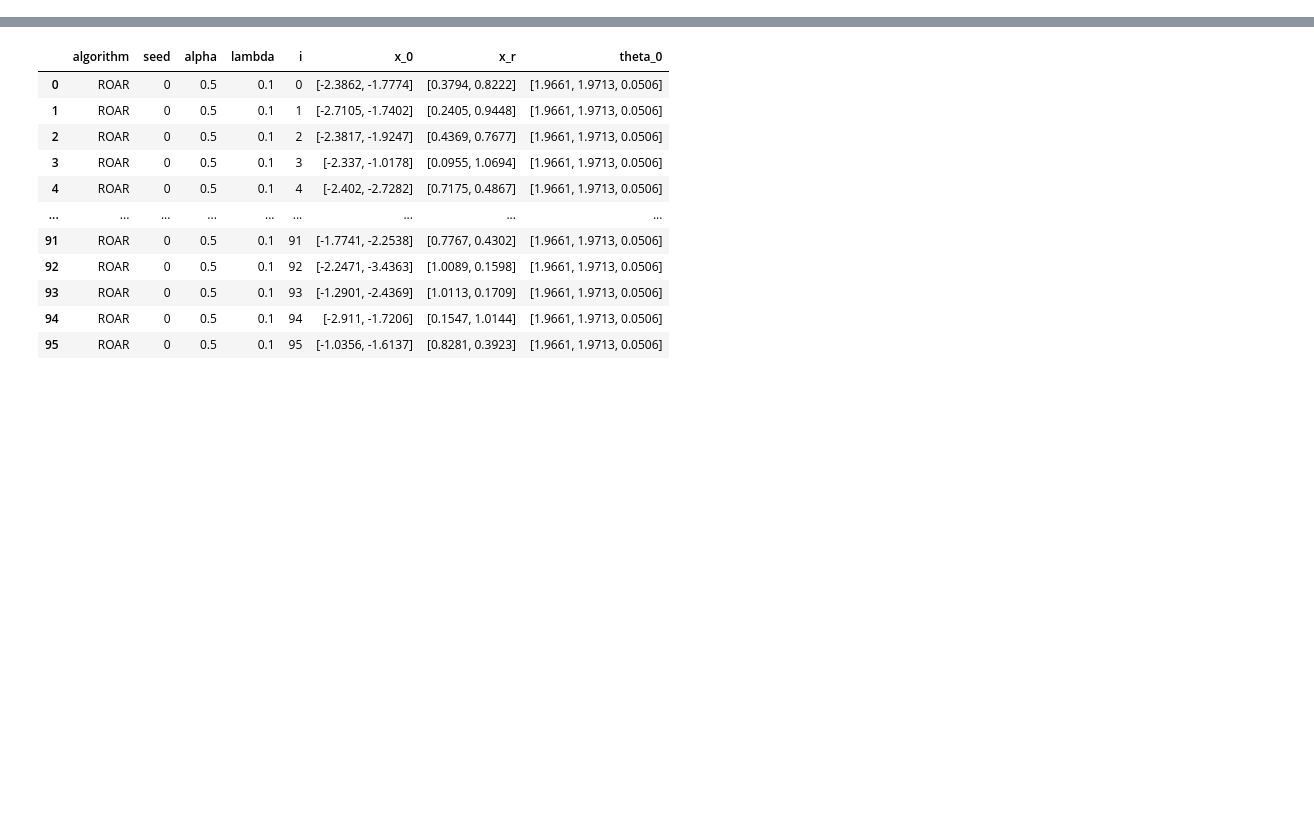
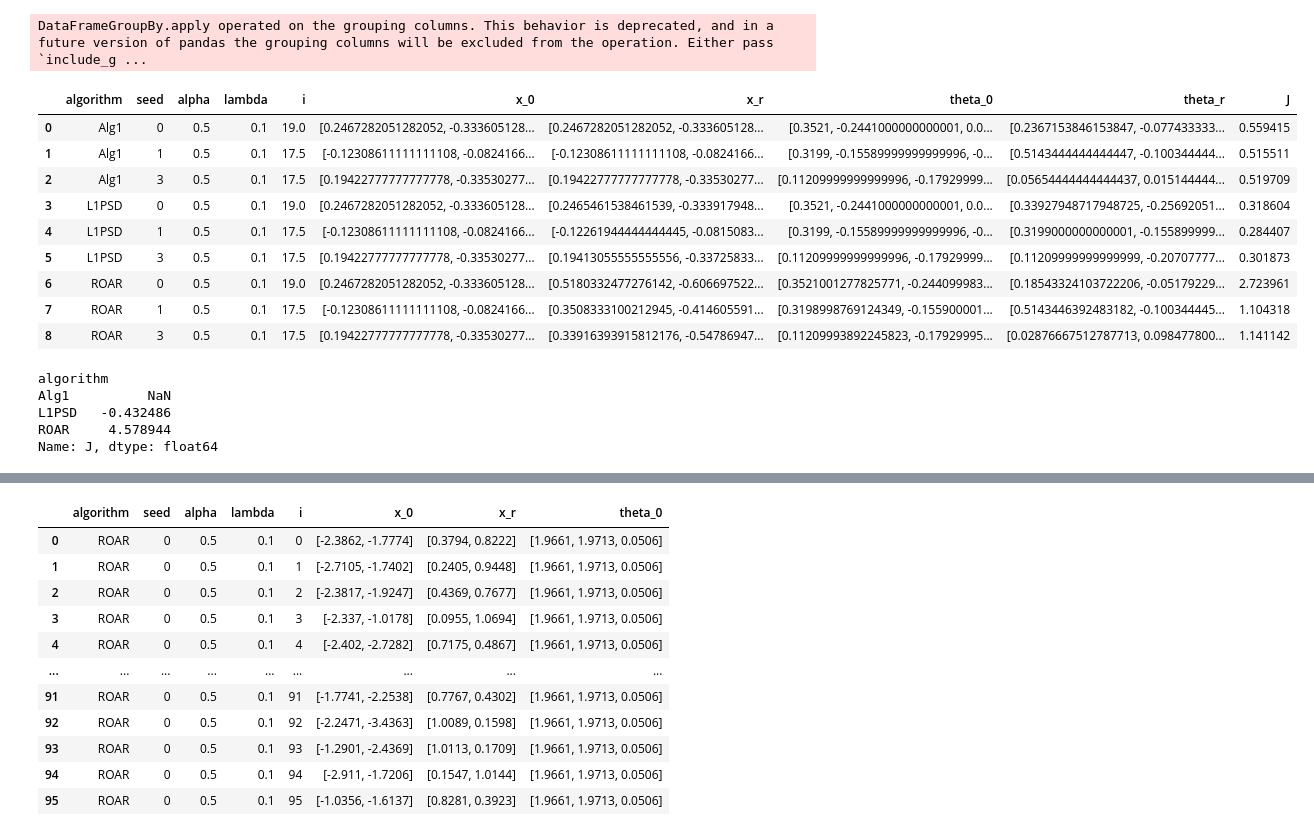
Before and after one commit to kshitij-kayastha/learning-augmented-robust-recourse, a Jupyter notebook: experiments/j_comparision.ipynb, the cells around one changed output, grey strips where cells are left out. Cells and saved outputs as stored; diff of their text form; code cells hidden in the pictures; blank space fills up the shorter version.

```diff
--- a/experiments/j_comparision.ipynb
+++ b/experiments/j_comparision.ipynb
@@ -21,10 +22,60 @@ def calThetaAdv_linf(xP: np.ndarray, weights: np.ndarray, bias, alpha):
 
     return np.concat((weights_adv, [bias_adv]))
 
-def getStats(self, xP: np.ndarray, x0: np.ndarray, theta: np.ndarray, lamb):
+def calTheta(xP: np.array, theta0: np.array, alpha: float, methods: str):
+    if methods == "ROAR":
+        return calThetaAdv_linf(xP, theta0[:-1], theta0[-1], alpha)
+    if methods == "Alg1":
+        return calThetaAdv_linf(xP, theta0[:-1], theta0[-1], alpha)
+    if methods == "L1PSD":
+        return calThetaAdv_l1(xP, theta0, alpha)
+
+def getStats(xP: np.ndarray, x0: np.ndarray, theta: np.ndarray, lamb):
     if xP.size != theta.size:
         x0 = np.hstack((x0, 1))
         xP = np.hstack((xP, 1))
 
-    return np.log(1 + np.exp(-(x @ theta))) + \
-        (lamb * (np.linalg.norm(x0 - x, ord=1)))
+    return np.log(1 + np.exp(-(xP @ theta))) + \
+        (lamb * (np.linalg.norm(x0 - xP, ord=1)))
+# %%
+def readPickle(final_path: str):
+    df = pd.read_pickle(final_path)
+    df["theta_r"] = df.apply(lambda row : calTheta(row['x_r'], row['theta_0'], row['alpha'], row['algorithm']), axis=1)
+    df['J'] = df.apply(lambda row: getStats(row['x_r'], row['x_0'], row['theta_r'], row['lambda']), axis=1)
+
+    return df
+
+def readPickleAll(dir_path: str, dataset_name: str):
+    all_files = []
+
+    for file in os.listdir(dir_path):
+        if dataset_name in file.split(sep='_'):
+            all_files.append(os.path.join(dir_path, file))
+    df = pd.concat([pd.read_pickle(f_n) for f_n in all_files])
+
+    df["theta_r"] = df.apply(lambda row : calTheta(row['x_r'], row['theta_0'], row['alpha'], row['algorithm']), axis=1)
+    df['J'] = df.apply(lambda row: getStats(row['x_r'], row['x_0'], row['theta_r'], row['lambda']), axis=1)
+    df = df.groupby("algorithm", group_keys=False).apply(lambda x : x.reset_index(drop=True))
+
+    return df
+# %%
+dir_path = "../results/recourse"
+dataset_name = "sba"
+
+output = readPickleAll(dir_path, dataset_name)
+# %% [output]
+DataFrameGroupBy.apply operated on the grouping columns. This behavior is deprecated, and in a future version of pandas the grouping columns will be excluded from the operation. Either pass `include_g ...
+# %%
+output_mean = output.groupby(['algorithm', 'seed'], as_index=False).mean()
+output_mean
+# %% [output]
+|  | algorithm | seed | alpha | lambda | i | x_0 | x_r | theta_0 | theta_r | J |
+| 0 | Alg1 | 0 | 0.5 | 0.1 | 19.0 | [0.2467282051282052, -0.333605128... | [0.2467282051282052, -0.333605128... | [0.3521, -0.2441000000000001, 0.0... | [0.2367153846153847, -0.077433333... | 0.559415 |
+| 1 | Alg1 | 1 | 0.5 | 0.1 | 17.5 | [-0.12308611111111108, -0.0824166... | [-0.12308611111111108, -0.0824166... | [0.3199, -0.15589999999999996, -0... | [0.5143444444444447, -0.100344444... | 0.515511 |
+| 2 | Alg1 | 3 | 0.5 | 0.1 | 17.5 | [0.19422777777777778, -0.33530277... | [0.19422777777777778, -0.33530277... | [0.11209999999999996, -0.17929999... | [0.05654444444444437, 0.015144444... | 0.519709 |
+| 3 | L1PSD | 0 | 0.5 | 0.1 | 19.0 | [0.2467282051282052, -0.333605128... | [0.2465461538461539, -0.333917948... | [0.3521, -0.2441000000000001, 0.0... | [0.33927948717948725, -0.25692051... | 0.318604 |
+| 4 | L1PSD | 1 | 0.5 | 0.1 | 17.5 | [-0.12308611111111108, -0.0824166... | [-0.12261944444444445, -0.0815083... | [0.3199, -0.15589999999999996, -0... | [0.3199000000000001, -0.155899999... | 0.284407 |
+| 5 | L1PSD | 3 | 0.5 | 0.1 | 17.5 | [0.19422777777777778, -0.33530277... | [0.19413055555555556, -0.33725833... | [0.11209999999999996, -0.17929999... | [0.11209999999999999, -0.20707777... | 0.301873 |
+| 6 | ROAR | 0 | 0.5 | 0.1 | 19.0 | [0.2467282051282052, -0.333605128... | [0.5180332477276142, -0.606697522... | [0.3521001277825771, -0.244099983... | [0.18543324103722206, -0.05179229... | 2.723961 |
+| 7 | ROAR | 1 | 0.5 | 0.1 | 17.5 | [-0.12308611111111108, -0.0824166... | [0.3508333100212945, -0.414605591... | [0.3198998769124349, -0.155900001... | [0.5143446392483182, -0.100344445... | 1.104318 |
+| 8 | ROAR | 3 | 0.5 | 0.1 | 17.5 | [0.19422777777777778, -0.33530277... | [0.33916393915812176, -0.54786947... | [0.11209993892245823, -0.17929995... | [0.02876667512787713, 0.098477800... | 1.141142 |
@@ -31,2 +88,10 @@ def getStats(self, xP: np.ndarray, x0: np.ndarray, theta: np.ndarray, lamb):
+# %%
+output.groupby("algorithm").mean().pct_change()['J']
+# %% [output]
+algorithm
+Alg1          NaN
+L1PSD   -0.432486
+ROAR     4.578944
+Name: J, dtype: float64
 # %%
 dir_path = "../results/recourse"
```
Also changed, not shown: parts of 5 cells of this notebook, 8 other files.
